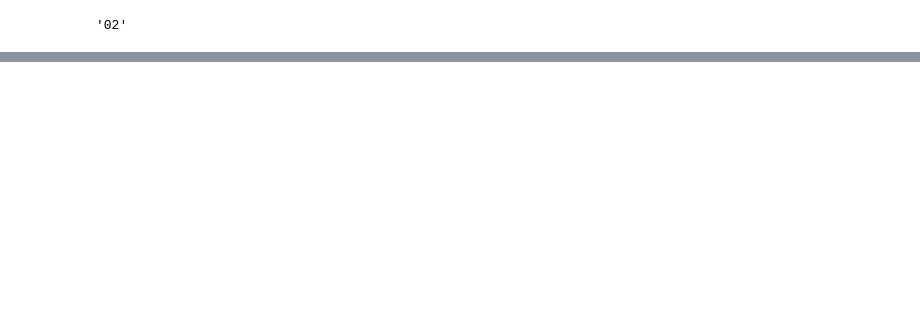
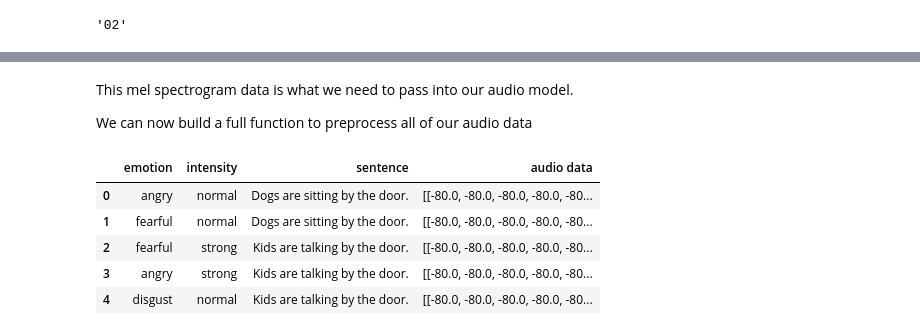
Before and after one commit to ManuelNunez08/Senior_Project, a Jupyter notebook: mm_model.ipynb, the cells around one changed output, grey strips where cells are left out. Cells and saved outputs as stored; diff of their text form; code cells hidden in the pictures; blank space fills up the shorter version.

Commit message:
finished audio preprocessing

```diff
--- a/mm_model.ipynb
+++ b/mm_model.ipynb
@@ -242,0 +327,5 @@ paths[0][58:60]
+# %%
+def mel_spectrogram(audio_data, sampling_rate):
+    ms = librosa.feature.melspectrogram(y=audio_data, sr=sampling_rate, n_mels=128)
+    ms = librosa.amplitude_to_db(ms, ref=np.max)
+    return ms
@@ -242,0 +345,28 @@ paths[0][58:60]
+# %% [markdown]
+This mel spectrogram data is what we need to pass into our audio model.
+
+We can now build a full function to preprocess all of our audio data
+# %%
+def audio_preprocess():
+    # drop the channel feature
+    # drop sample rate feature
+    audio_data_processed = data.copy()
+    audio_data_processed = audio_data_processed.drop(columns=['channel', 'sample rate'])
+
+    audio_data_processed.head()
+    # convert raw audio clip to mel spectrogram
+    SAMPLE_RATE = 22050
+    for index, row in audio_data_processed.iterrows():
+        audio_data_processed.at[index, "audio data"] = mel_spectrogram(audio_data_processed.at[index, "audio data"], SAMPLE_RATE)
+
+    return audio_data_processed
+
+audio_data_processed = audio_preprocess()
+audio_data_processed.head()
+# %% [output]
+|  | emotion | intensity | sentence | audio data |
+| 0 | angry | normal | Dogs are sitting by the door. | [[-80.0, -80.0, -80.0, -80.0, -80... |
+| 1 | fearful | normal | Dogs are sitting by the door. | [[-80.0, -80.0, -80.0, -80.0, -80... |
+| 2 | fearful | strong | Kids are talking by the door. | [[-80.0, -80.0, -80.0, -80.0, -80... |
+| 3 | angry | strong | Kids are talking by the door. | [[-80.0, -80.0, -80.0, -80.0, -80... |
+| 4 | disgust | normal | Kids are talking by the door. | [[-80.0, -80.0, -80.0, -80.0, -80... |
```
Also changed, not shown: parts of 24 cells of this notebook.
